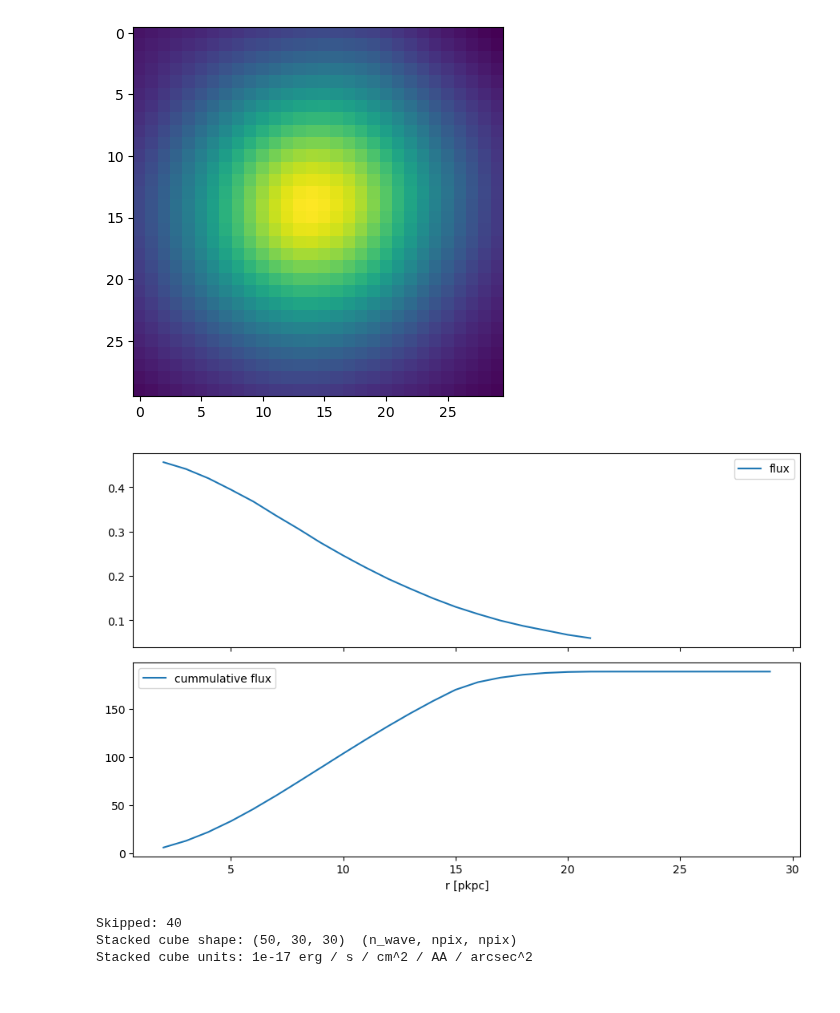
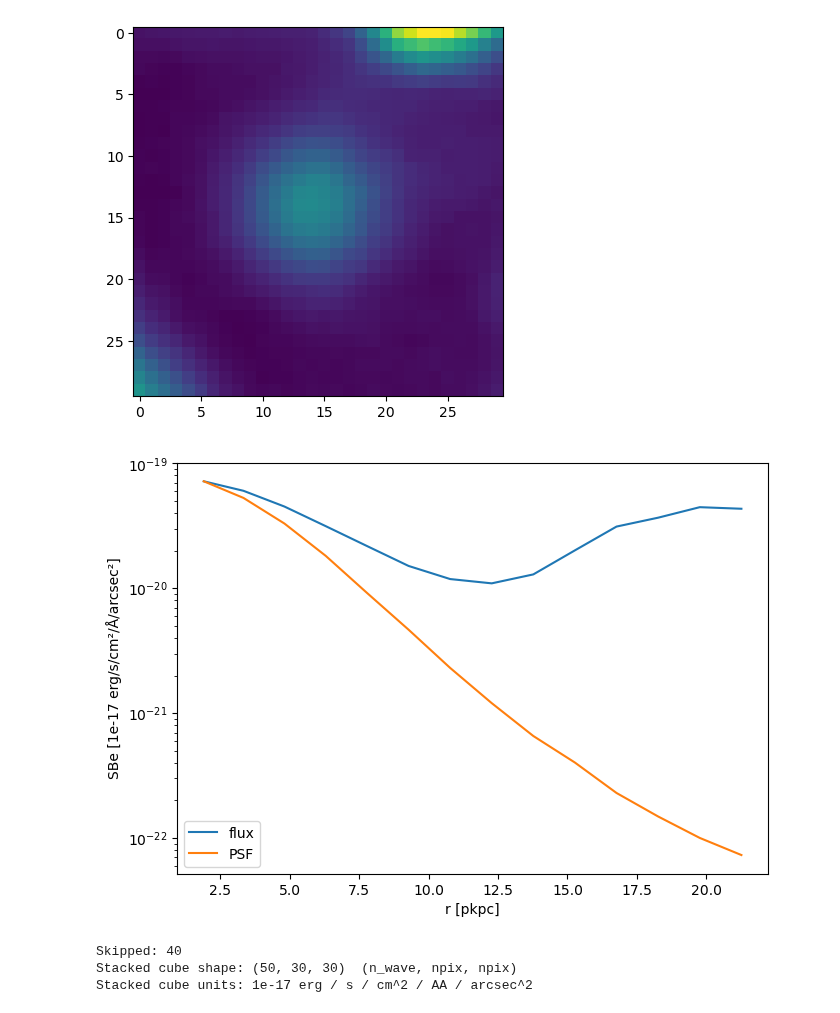
Before and after one commit to BGrashey/Master, a Jupyter notebook: notebooks/Halo.ipynb, the cells around one changed output. Saved outputs shown, nothing was run; the diff lists cells and outputs as text; code cells hidden in the pictures.

Commit message:
updated stacking

```diff
--- a/notebooks/Halo.ipynb
+++ b/notebooks/Halo.ipynb
@@ -11,7 +11,7 @@ bins = np.linspace(0,0.2e44,10)
 catalog = Table.read("/data/hetdex/u/bgrashey/Katalog_updated.fits")
 plt.hist(catalog["LUMINOSITY"], bins=bins)
 plt.show()
-LAE = (catalog["PROB"] > 0.5) & (catalog["FWHM"] < 800) & (catalog["FWHM"] > 0)
+LAE = (catalog["PROB"] > 0.5) & (catalog["FWHM"] < 1000) & (catalog["FWHM"] > 0)
 
 lae_cat = catalog[LAE]
 print(len(lae_cat))
@@ -38,5 +38,5 @@ from tools.stacking_revised import Stacking
 root = zarr.open_group("/data/hetdex/u/bgrashey/cubes/stack.zarr", mode="r")
 cube = root["PRIMARY"]
 
-stacked = Stacking(lae_cat, cube, kpc_pxl=1, npix=30)
+stacked = Stacking(lae_cat, cube, width=30 , spec_width=50, kpc_pxl=2, npix=30)
 # %%
@@ -48,26 +70,27 @@ Stacked cube units: 1e-17 erg / s / cm^2 / AA / arcsec^2
 # %%
-img_2d = stacked.narrowband_from_cube()
+img_2d = stacked.narrowband_from_cube(half_width=15, mode="median")
+psf = stacked.stack_psf()
 
 plt.imshow(img_2d)
 plt.show()
 # %% [output]
-[figure, old version]
+[figure, new version]
 # %%
-radi, fluxes, cum = stacked.cog(img_2d, r_max=30)
+radi, fluxes, err = stacked.extract_sb_profile(img_2d, center=(15,15), r_max=30)
+_, psf_values, _ = stacked.extract_sb_profile(psf, r_max=30)
 
-a, b = 9, 9/1.618
+psf_sb_norm = psf_values * (fluxes[0] / psf_values[0])
 
-fig, ax = plt.subplots(2, 1, figsize=(a,b), sharex=True)
-ax[0].plot(radi, fluxes, label="flux")
-ax[1].plot(radi, cum, label="cummulative flux")
+plt.plot(radi, fluxes*1e-17, label="flux")
+plt.plot(radi, psf_sb_norm*1e-17, label="PSF")
 plt.tight_layout()
 plt.xlabel("r [pkpc]")
 plt.ylabel("SBe [1e-17 erg/s/cm²/Å/arcsec²]")
-ax[0].legend()
-ax[1].legend()
+plt.yscale("log")
+plt.legend()
 plt.show()
 # %% [output]
-[figure, old version]
+[figure, new version]
 # %%
 stacked_lum_high = Stacking(lum_high, cube, kpc_pxl=1, npix=30)
 img_lum_high = stacked_lum_high.stack()
```
Also changed, not shown: parts of 4 cells of this notebook, 4 other files.
